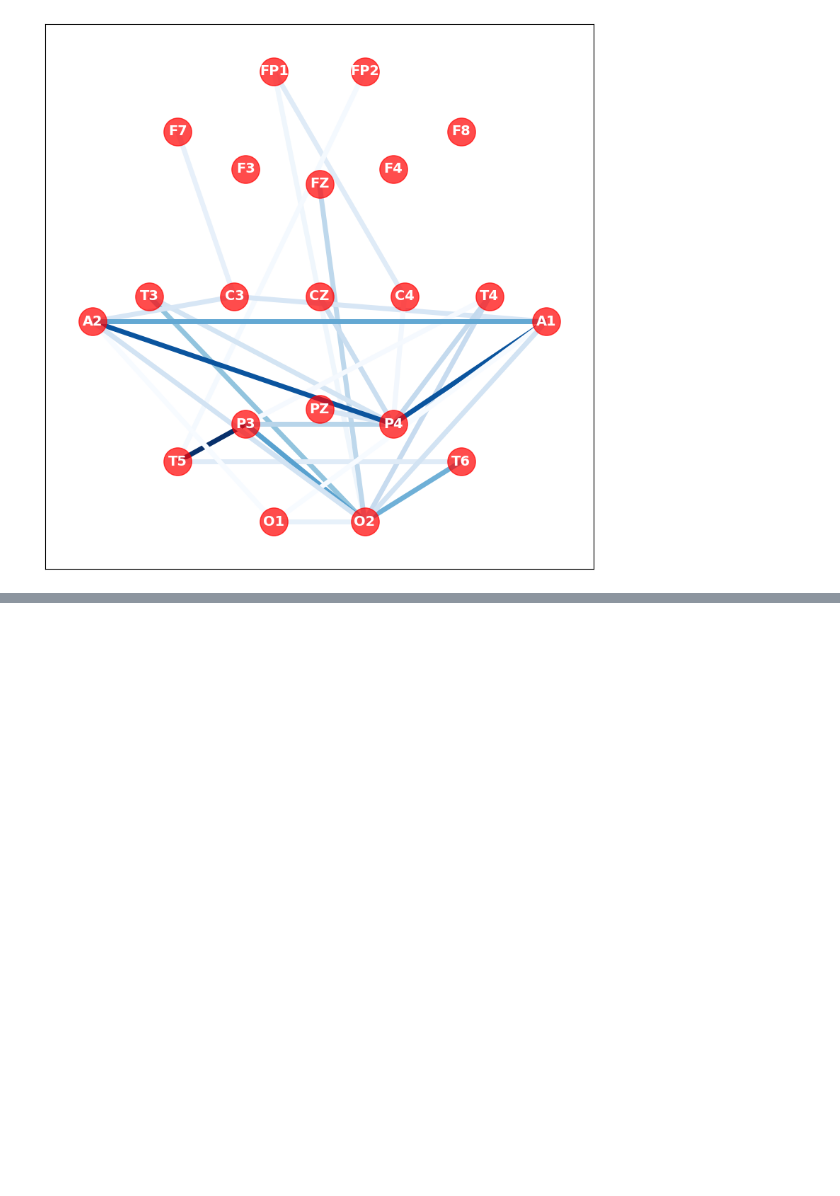
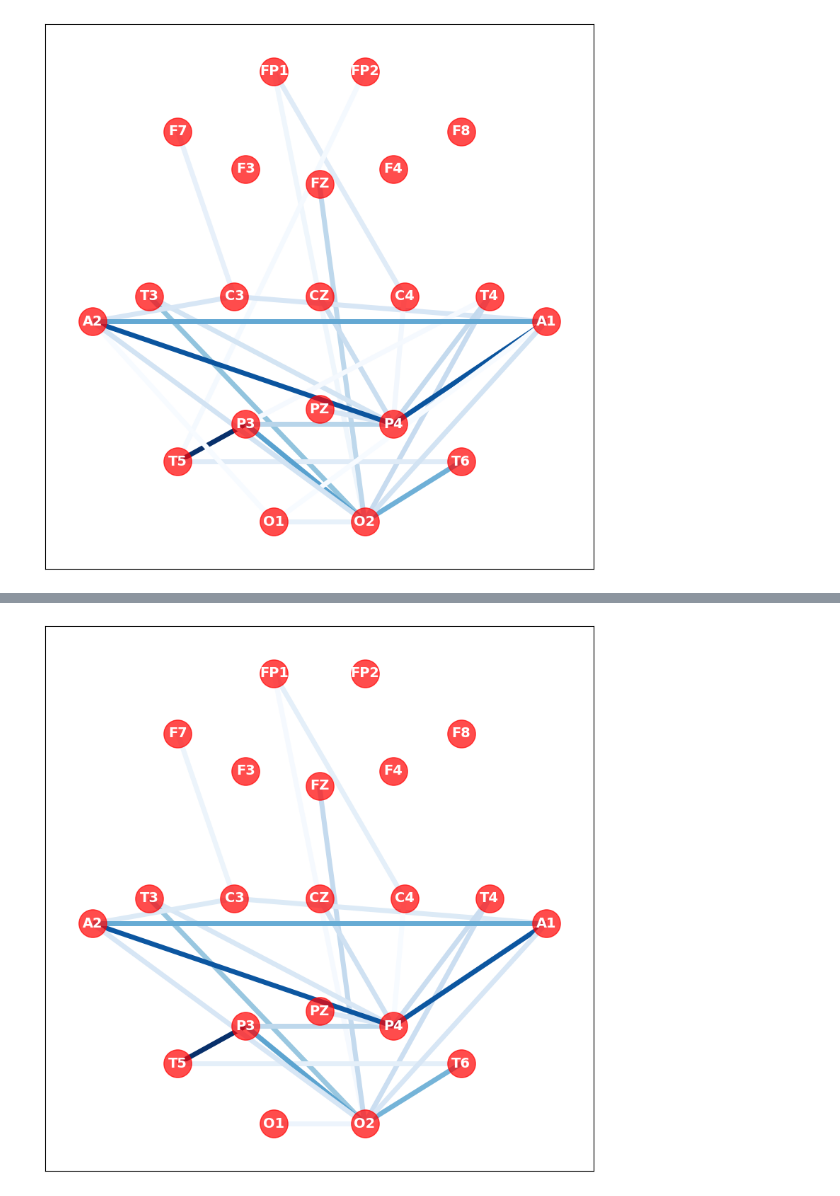
Before and after one commit to mhmdrdwn/EEG-Graph, a Jupyter notebook: graph_gcn_nmt_normal_abnormal.ipynb, the cells around one changed output, grey strips where cells are left out. Drawn from its saved outputs; the diff is of its cells as text; code cells hidden in the pictures; blank space fills up the shorter version.

```diff
--- a/graph_gcn_nmt_normal_abnormal.ipynb
+++ b/graph_gcn_nmt_normal_abnormal.ipynb
@@ -1077,3 +1031,10 @@ ch_names
+# %%
+int_mask_2=build_maps(method="ig", subject_idx=2)
+saliency_mask_2=build_maps(method="saliency", subject_idx=2)
+int_mask_55=build_maps(method="ig", subject_idx=55)
+saliency_mask_55=build_maps(method="saliency", subject_idx=55)
+int_mask_2032=build_maps(method="ig", subject_idx=2032)
+saliency_mask_2032=build_maps(method="saliency", subject_idx=2032)
 # %%
 # Form the 10-20 montage
 mont1020 = mne.channels.make_standard_montage('standard_1020')
@@ -1209,0 +1198,20 @@ fig.savefig("sub2_saliency_mask_0_7.pdf", bbox_inches='tight')
+# %%
+mask_values = int_mask_2032.max()*0.3
+X = nx.Graph()
+X.add_nodes_from(node_positions.keys())
+
+for n, p in node_positions.items():
+    X.nodes[n]['pos'] = p
+
+for i, ch1 in enumerate(ch_names):
+    for j, ch2 in enumerate(ch_names):
+        if mask[i, j] > mask_values:
+            if i != j:
+                X.add_edge(ch1, ch2, weight=mask[i, j])
+
+fig, ax = plt.subplots(figsize=(10,10))
+
+plot_graph(X, ax, add_edge_labels=False)
+fig.savefig("sub2032_saliency_mask_0_7.pdf", bbox_inches='tight')
+# %% [output]
+[figure, added]
```
Also changed, not shown: parts of 12 cells of this notebook.
